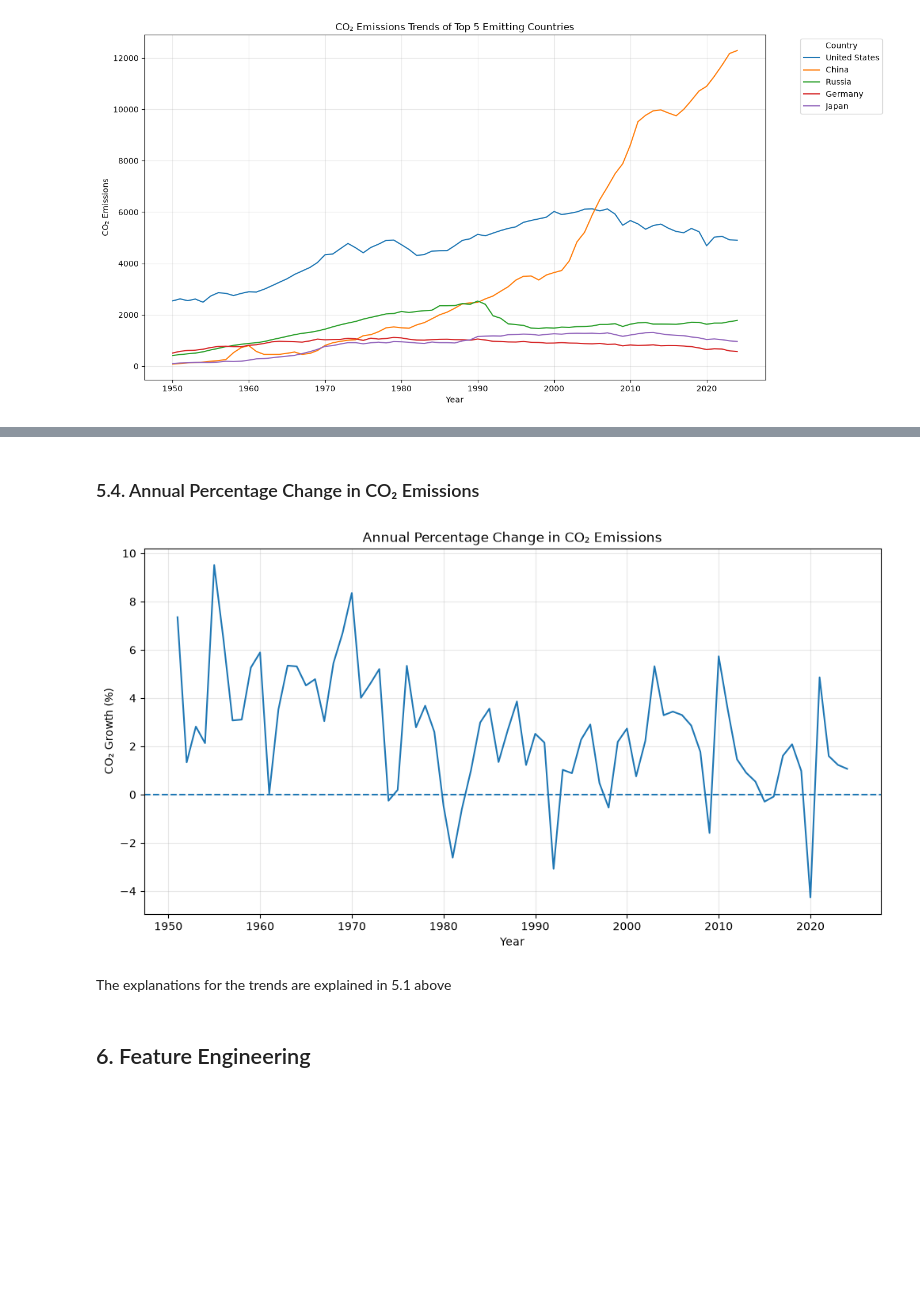
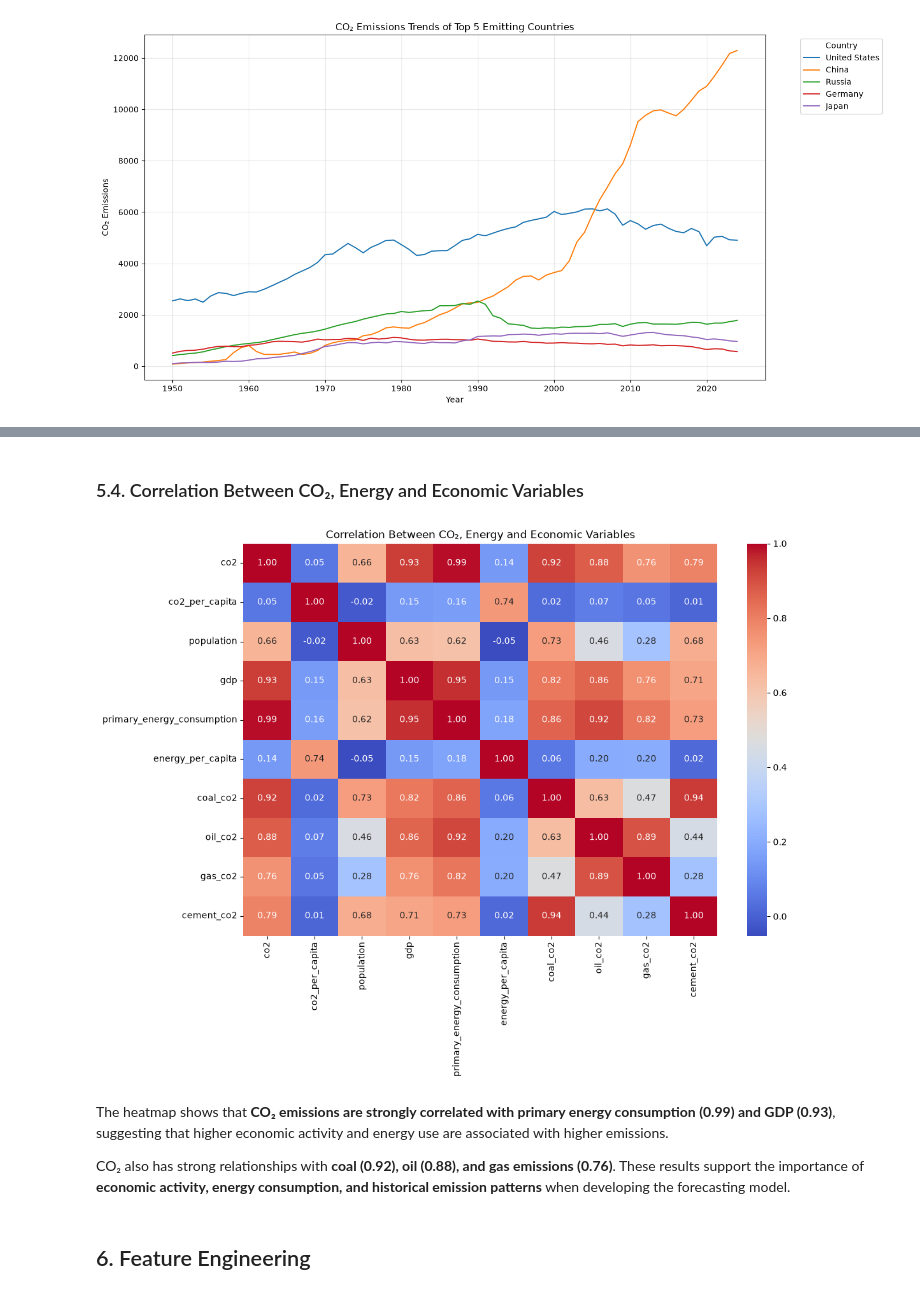
Before and after one commit to chepchiengemmans/Data_nerds_emissions_project, a Jupyter notebook: forecast_cleaning.ipynb, the cells around one changed output, grey strips where cells are left out. Saved outputs shown, nothing was run; the diff lists cells and outputs as text; code cells hidden in the pictures; blank space fills up the shorter version.

```diff
--- a/forecast_cleaning.ipynb
+++ b/forecast_cleaning.ipynb
@@ -793,29 +671,34 @@ plt.show()
 # %% [markdown]
-### 5.4. Annual Percentage Change in CO₂ Emissions
+### 5.4. Correlation Between CO₂, Energy and Economic Variables
-# %%
-# Plot annual CO₂ growth rate
-# calculate growth rate of co2 emissions over time for a time series analysis. The growth rate is calculated as the percentage change in co2 emissions from one year to the next.
-df_global['co2_growth_rate'] = df_global['co2'].pct_change() * 100
-
-plt.figure(figsize=(12, 6))
-
-sns.lineplot(
-    data=df_global,
-    x="year",
-    y="co2_growth_rate"
-)
-
-plt.axhline(0, linestyle="--")
-
-plt.title("Annual Percentage Change in CO₂ Emissions")
-plt.xlabel("Year")
-plt.ylabel("CO₂ Growth (%)")
-plt.grid(True, alpha=0.3)
-
-plt.show()
-# %% [output]
-[figure, removed]
-# %% [markdown]
-The explanations for the trends are explained in 5.1 above
+# %%
+corr_cols = [
+    'co2',
+    'co2_per_capita',
+    'population',
+    'gdp',
+    'primary_energy_consumption',
+    'energy_per_capita',
+    'coal_co2',
+    'oil_co2',
+    'gas_co2',
+    'cement_co2'
+]
+
+plt.figure(figsize=(12, 8))
+sns.heatmap(
+    df_cleaned[corr_cols].corr(),
+    annot=True,
+    cmap='coolwarm',
+    fmt='.2f'
+)
+
+plt.title('Correlation Between CO₂, Energy and Economic Variables')
+plt.show()
+# %% [output]
+[figure, added]
+# %% [markdown]
+The heatmap shows that **CO₂ emissions are strongly correlated with primary energy consumption (0.99) and GDP (0.93)**, suggesting that higher economic activity and energy use are associated with higher emissions.
+
+CO₂ also has strong relationships with **coal (0.92), oil (0.88), and gas emissions (0.76)**. These results support the importance of **economic activity, energy consumption, and historical emission patterns** when developing the forecasting model.
 # %% [markdown]
 ## 6. Feature Engineering
```
Also changed, not shown: parts of 33 cells of this notebook.
